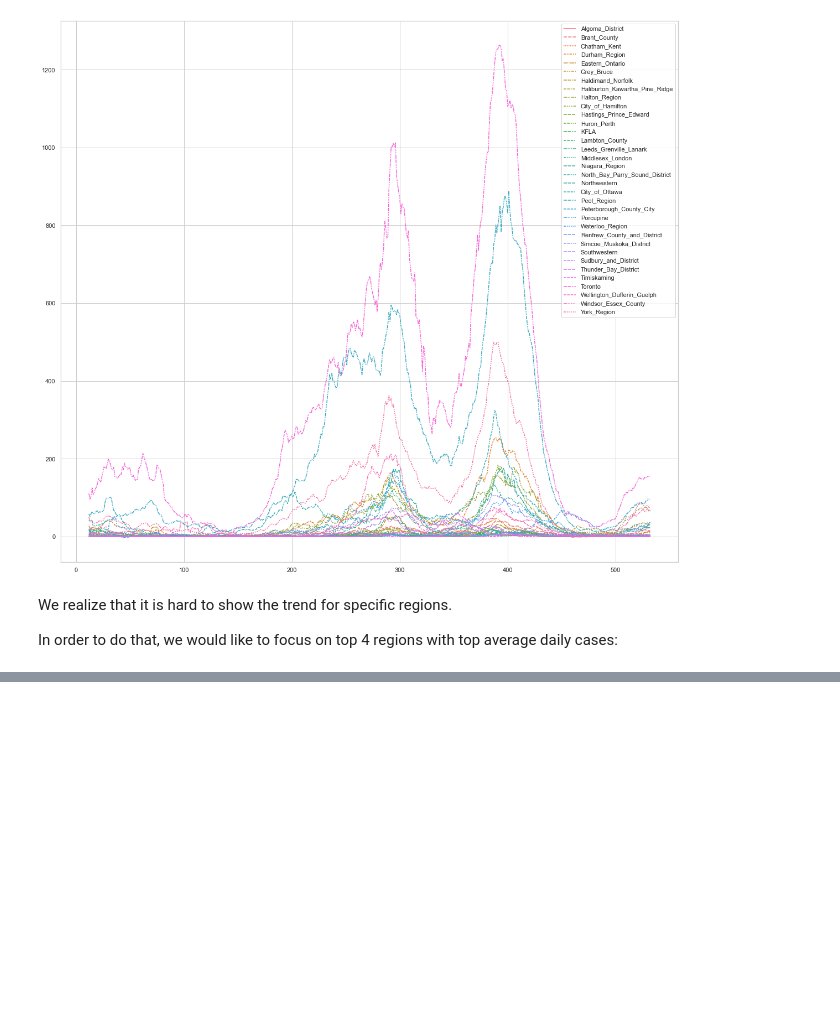
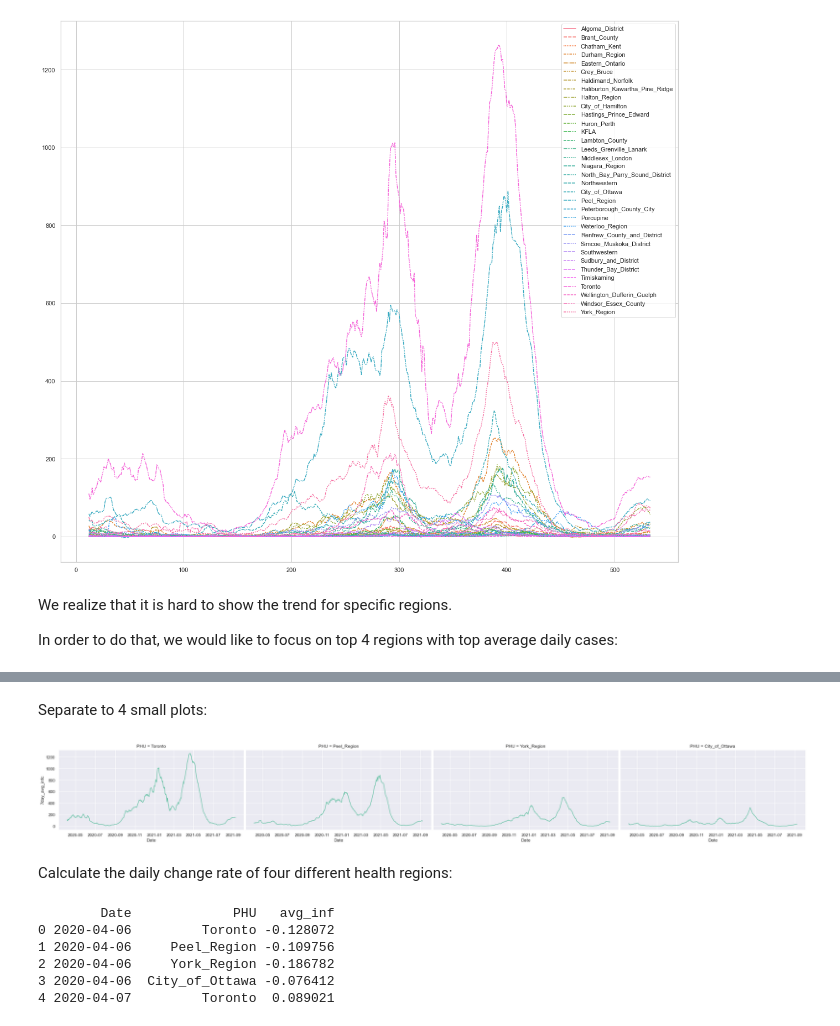
Before and after one commit to keqideng/data_analysis_portfolio_project, a Jupyter notebook: ontario_covid_analysis/ontario_covid_analysis.ipynb, the cells around one changed output, grey strips where cells are left out. Cells and saved outputs as stored; diff of their text form; code cells hidden in the pictures; blank space fills up the shorter version.

```diff
--- a/ontario_covid_analysis/ontario_covid_analysis.ipynb
+++ b/ontario_covid_analysis/ontario_covid_analysis.ipynb
@@ -140,0 +168,23 @@ The regions with top 4 daily COVID-19 cases are Toronto, Peel, York and Ottawa.
+# %% [markdown]
+Separate to 4 small plots:
+# %%
+sns.set_theme(style='darkgrid', palette='Set2')
+fig = sns.FacetGrid(data=phu_top_four_stack_df, col='PHU', margin_titles=True, despine=False, height=4, aspect=1.8)
+fig.map(sns.lineplot, 'Date', '7day_avg_infc')
+fig.figure.subplots_adjust(wspace=0.01)
+# %% [output]
+[figure, added]
+# %% [markdown]
+Calculate the daily change rate of four different health regions:
+# %%
+phu_top_four_pct_df = phu_top_four_df.pct_change().dropna()
+phu_four_reg_pct_stack = pd.DataFrame(phu_top_four_pct_df.stack()).reset_index()
+phu_four_reg_pct_stack.rename(columns={'level_1':'PHU',0:'avg_inf'}, inplace=True)
+print(phu_four_reg_pct_stack.head(5))
+# %% [output]
+        Date             PHU   avg_inf
+0 2020-04-06         Toronto -0.128072
+1 2020-04-06     Peel_Region -0.109756
+2 2020-04-06     York_Region -0.186782
+3 2020-04-06  City_of_Ottawa -0.076412
+4 2020-04-07         Toronto  0.089021
```
Also changed, not shown: parts of 14 cells of this notebook, 1 other file.
